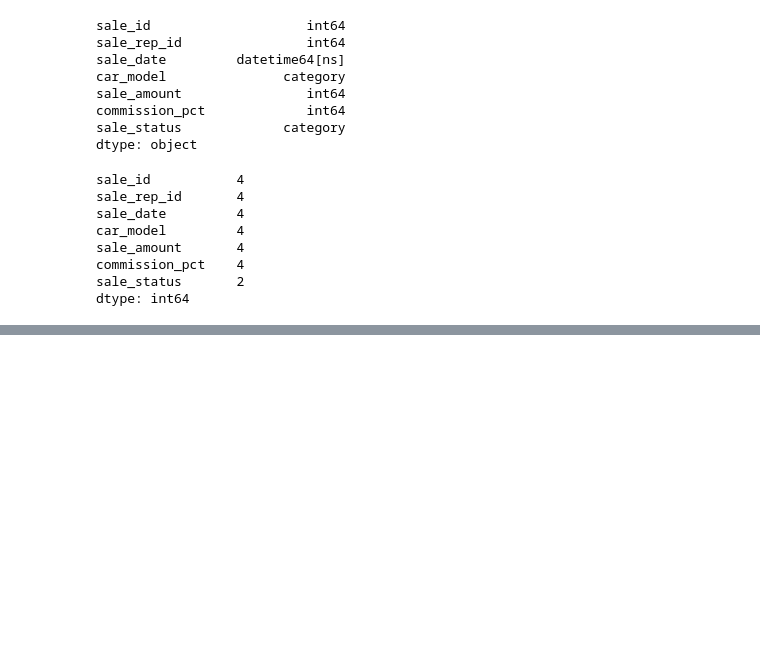
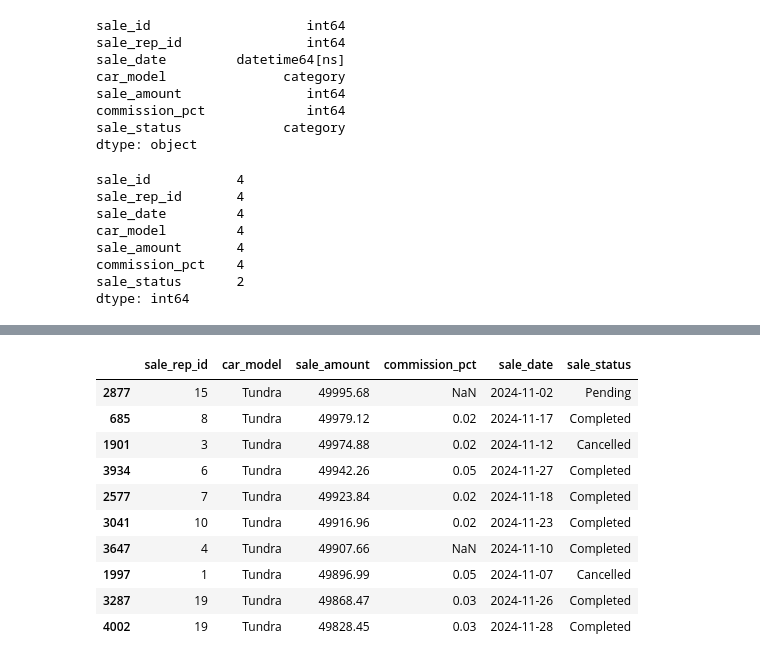
Before and after one commit to KhdaraBasha/Data-Engineer, a Jupyter notebook: Python/basics/python_exploring_toyota_sales_data.ipynb, the cells around one changed output, grey strips where cells are left out. Saved outputs shown, nothing was run; the diff lists cells and outputs as text; code cells hidden in the pictures; blank space fills up the shorter version.

```diff
--- a/Python/basics/python_exploring_toyota_sales_data.ipynb
+++ b/Python/basics/python_exploring_toyota_sales_data.ipynb
@@ -682,0 +776,15 @@ dtype: int64
+# %%
+# Sorting data by sales amount in descending order
+sales_df.sort_values(by='sale_amount', ascending=False)[['sale_rep_id', 'car_model', 'sale_amount', 'commission_pct', 'sale_date', 'sale_status']].head(10)
+# %% [output]
+|  | sale_rep_id | car_model | sale_amount | commission_pct | sale_date | sale_status |
+| 2877 | 15 | Tundra | 49995.68 | NaN | 2024-11-02 | Pending |
+| 685 | 8 | Tundra | 49979.12 | 0.02 | 2024-11-17 | Completed |
+| 1901 | 3 | Tundra | 49974.88 | 0.02 | 2024-11-12 | Cancelled |
+| 3934 | 6 | Tundra | 49942.26 | 0.05 | 2024-11-27 | Completed |
+| 2577 | 7 | Tundra | 49923.84 | 0.02 | 2024-11-18 | Completed |
+| 3041 | 10 | Tundra | 49916.96 | 0.02 | 2024-11-23 | Completed |
+| 3647 | 4 | Tundra | 49907.66 | NaN | 2024-11-10 | Completed |
+| 1997 | 1 | Tundra | 49896.99 | 0.05 | 2024-11-07 | Cancelled |
+| 3287 | 19 | Tundra | 49868.47 | 0.03 | 2024-11-26 | Completed |
+| 4002 | 19 | Tundra | 49828.45 | 0.03 | 2024-11-28 | Completed |
```
Also changed, not shown: parts of 15 cells of this notebook.
